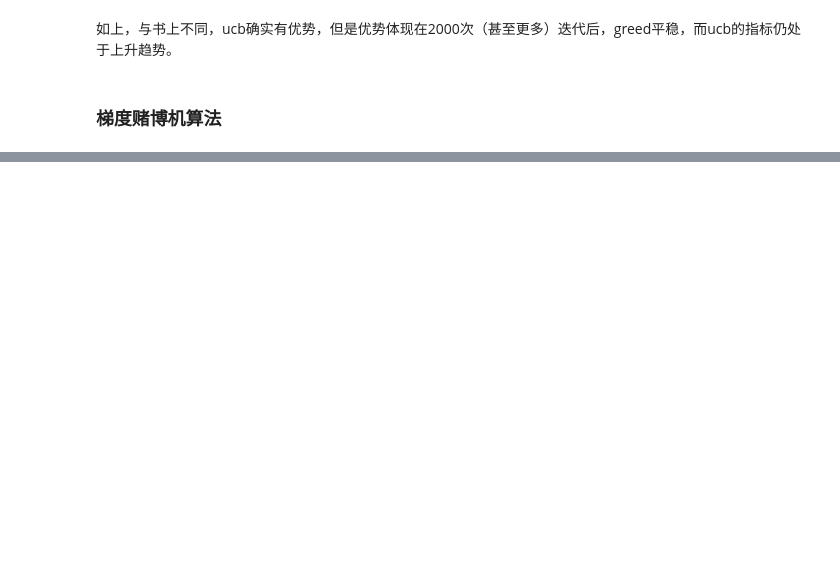
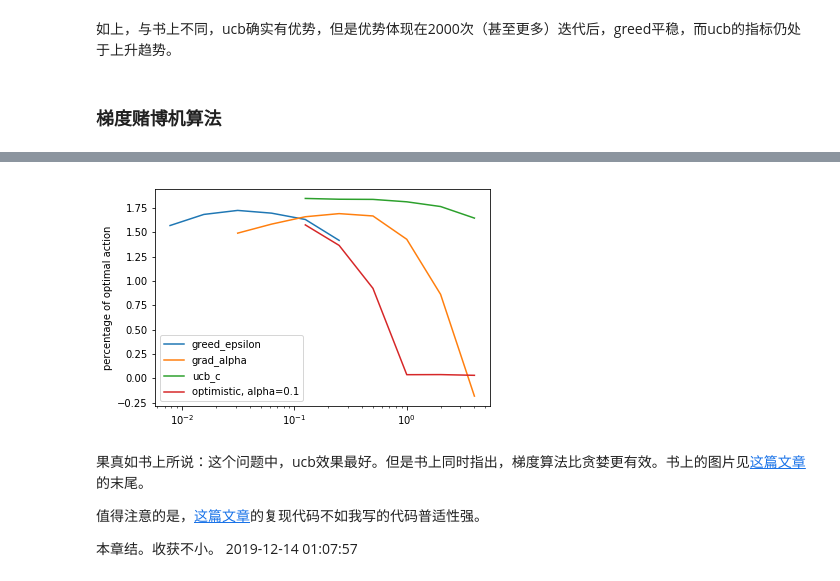
Before and after one commit to PiperLiu/Reinforcement-Learning-practice-zh, a Jupyter notebook: practice/01-Stochastic-Multi-Armed-Bandit.ipynb, the cells around one changed output, grey strips where cells are left out. Cells and saved outputs as stored; diff of their text form; code cells hidden in the pictures; blank space fills up the shorter version.

```diff
--- a/practice/01-Stochastic-Multi-Armed-Bandit.ipynb
+++ b/practice/01-Stochastic-Multi-Armed-Bandit.ipynb
@@ -319,0 +467,49 @@ plt.show()
+# %%
+T_greed = [2 ** (x - 7) for x in range(6)]
+T_grad = [2 ** (x - 5) for x in range(8)]
+T_ucb = [2 ** (x - 3) for x in range(6)]
+T_optimistic = [2 ** (x - 3) for x in range(6)]
+
+reward_greed = [0] * 6
+reward_grad = [0] * 8
+reward_ucb = [0] * 6
+reward_optimistic = [0] * 6
+
+for i in range(30):
+    t = 3000
+    for j in range(6):
+        para = T_greed[j]
+        temp = greed_epsilon(R_mu, t, epsilon=para)
+        reward_greed[j] = ((reward_greed[j] * i) + temp[-1]) / (i + 1)
+    for j in range(8):
+        para = T_grad[j]
+        temp = grad_alpha(R_mu, t, alpha=para)
+        temp = temp[0]
+        reward_grad[j] = ((reward_grad[j] * i) + temp[-1]) / (i + 1)
+    for j in range(6):
+        para = T_ucb[j]
+        temp = ucb_c(R_mu, t, c=para)
+        reward_ucb[j] = ((reward_ucb[j] * i) + temp[-1]) / (i + 1)
+    for j in range(6):
+        para = T_optimistic[j]
+        temp = greed_epsilon_encourage_exploration(R_mu, t, epsilon=para, q=5)
+        temp = temp[0]
+        reward_optimistic[j] = ((reward_optimistic[j] * i) + temp[-1]) / (i + 1)
+
+plt.xscale('log')
+plt.plot(T_greed, reward_greed)
+plt.plot(T_grad, reward_grad)
+plt.plot(T_ucb, reward_ucb)
+plt.plot(T_optimistic, reward_optimistic)
+plt.legend(("greed_epsilon", "grad_alpha", "ucb_c", "optimistic, alpha=0.1"))
+plt.ylabel("percentage of optimal action")
+plt.show()
+# %% [output]
+[figure, added]
+# %% [markdown]
+果真如书上所说：这个问题中，ucb效果最好。但是书上同时指出，梯度算法比贪婪更有效。书上的图片见[这篇文章](https://mp.weixin.qq.com/s/ghPSKJ9T4-ayz7H0BCQTWA)的末尾。
+
+值得注意的是，[这篇文章](https://mp.weixin.qq.com/s/ghPSKJ9T4-ayz7H0BCQTWA)的复现代码不如我写的代码普适性强。
+
+本章结。收获不小。
+2019-12-14 01:07:57
```
Also changed, not shown: parts of 18 cells of this notebook, 3 other files.
